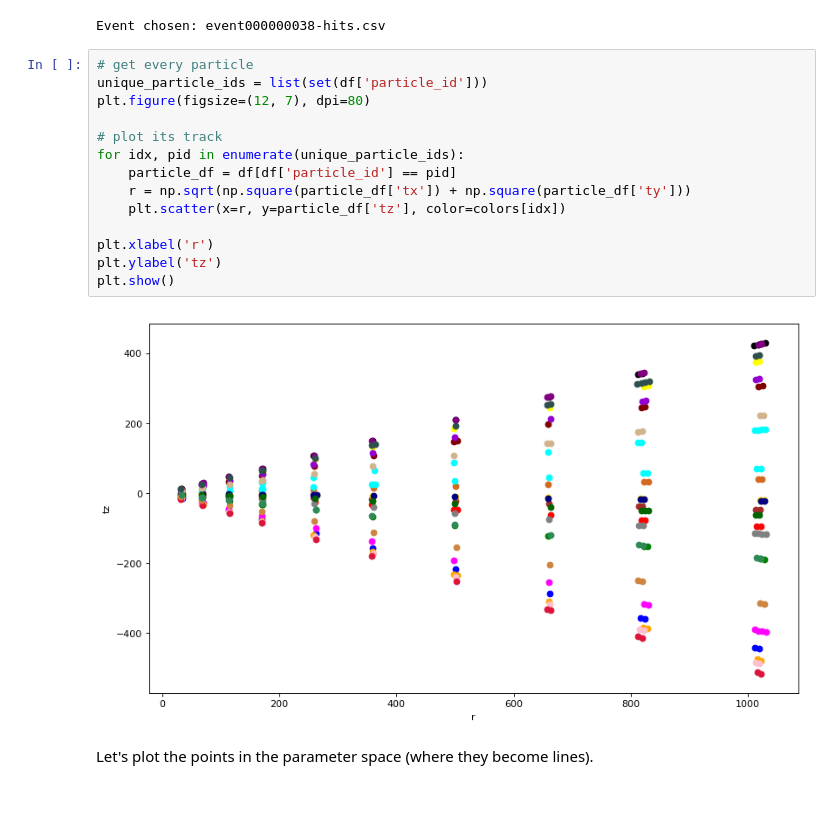
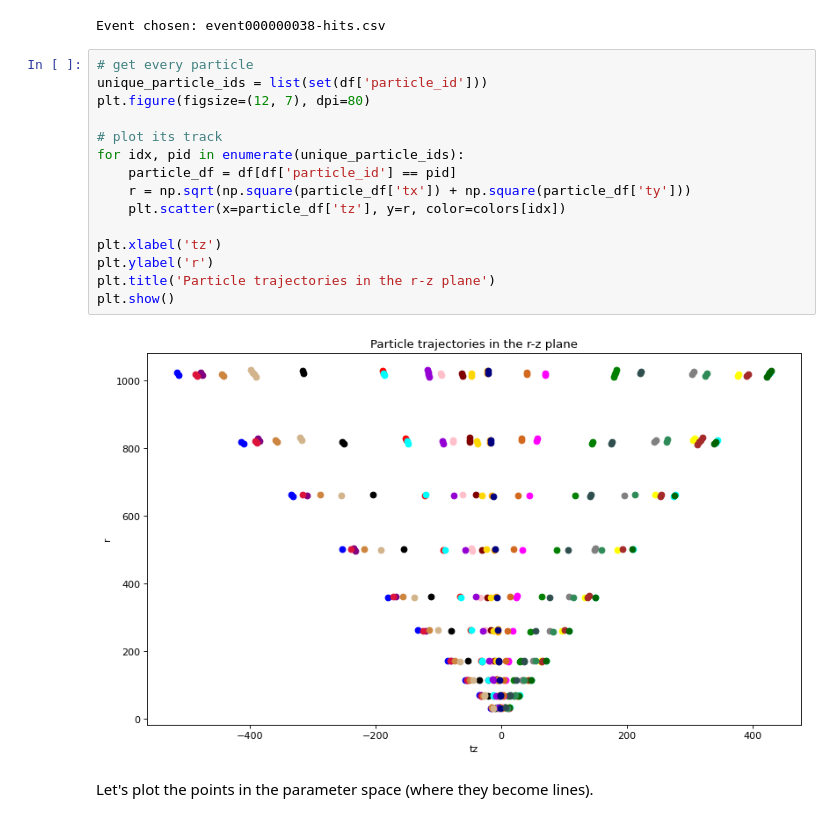
Before and after one commit to asalzburger/sms2021-tra-tra, a Jupyter notebook: src/notebooks/issue3/Hough Transform for Straight Lines.ipynb, the cells around one changed output. Drawn from its saved outputs; the diff is of its cells as text.

```diff
--- a/src/notebooks/issue3/Hough Transform for Straight Lines.ipynb
+++ b/src/notebooks/issue3/Hough Transform for Straight Lines.ipynb
@@ -174,19 +169,20 @@ Event chosen: event000000038-hits.csv
 # %%
 # get every particle
 unique_particle_ids = list(set(df['particle_id']))
 plt.figure(figsize=(12, 7), dpi=80)
 
 # plot its track
 for idx, pid in enumerate(unique_particle_ids):
     particle_df = df[df['particle_id'] == pid]
     r = np.sqrt(np.square(particle_df['tx']) + np.square(particle_df['ty']))
-    plt.scatter(x=r, y=particle_df['tz'], color=colors[idx])
+    plt.scatter(x=particle_df['tz'], y=r, color=colors[idx])
 
-plt.xlabel('r')
-plt.ylabel('tz')
+plt.xlabel('tz')
+plt.ylabel('r')
+plt.title('Particle trajectories in the r-z plane')
 plt.show()
 # %% [output]
-[figure, old version]
+[figure, new version]
 # %% [markdown]
 Let's plot the points in the parameter space (where they become lines).
 # %%
```
Also changed, not shown: parts of 23 cells of this notebook, 20 other files.
